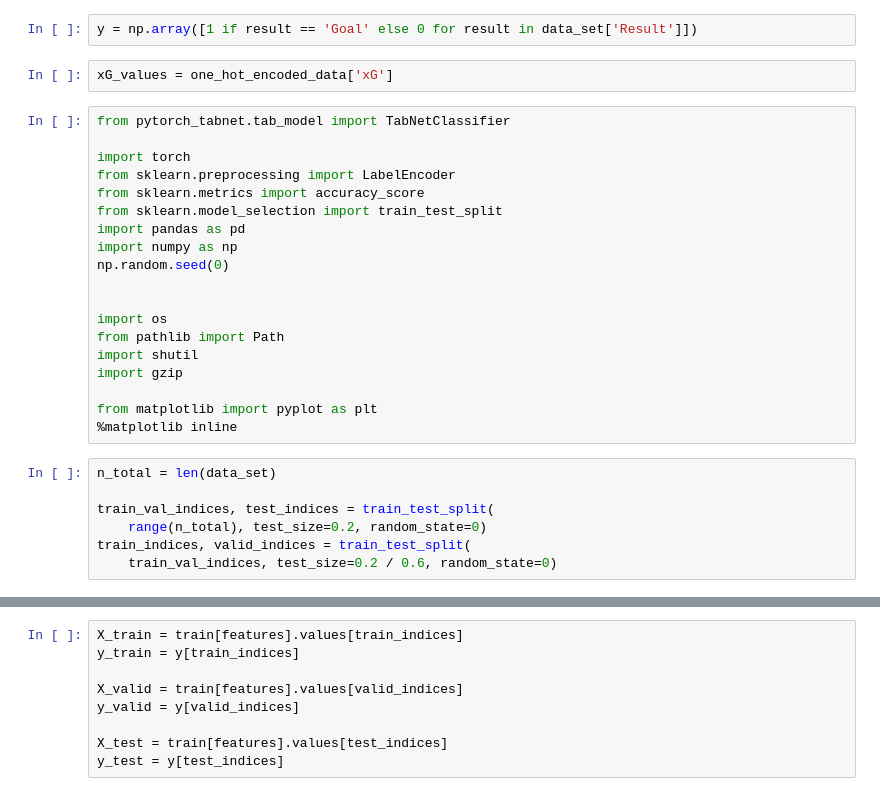
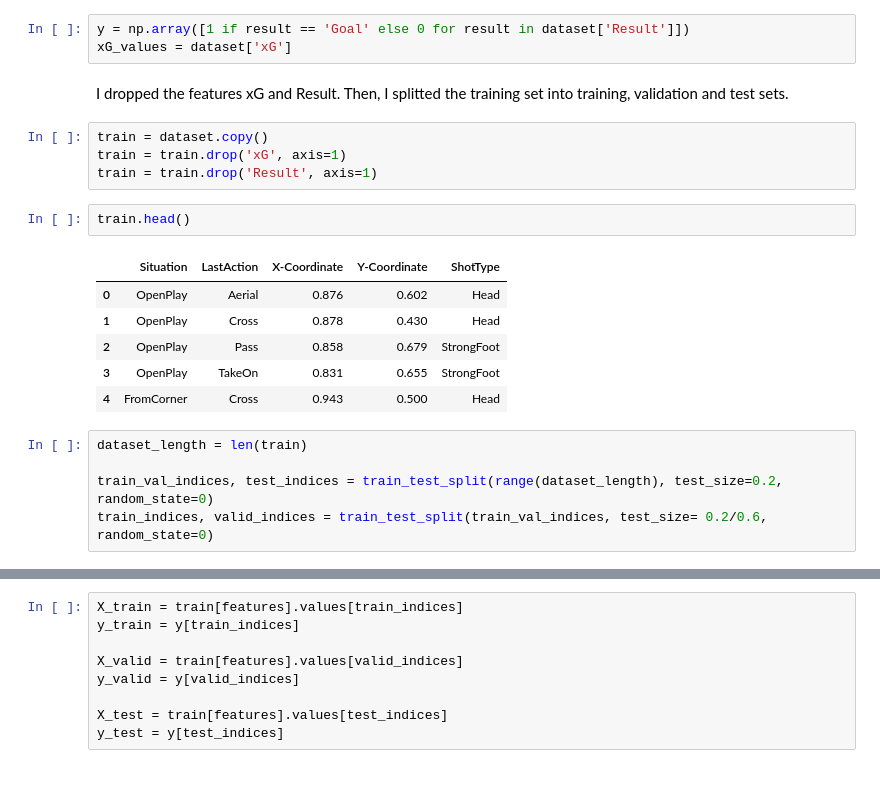
Before and after one commit to ardatiftikci/Advanced-Football-Statistics, a Jupyter notebook: xG/xG_prediction_with_TabNet.ipynb, the cells around one changed output, grey strips where cells are left out. Drawn from its saved outputs; the diff is of its cells as text.

```diff
--- a/xG/xG_prediction_with_TabNet.ipynb
+++ b/xG/xG_prediction_with_TabNet.ipynb
@@ -19,30 +80,23 @@ data_set['LastAction'].replace({"CornerAwarded":"SetPiece", "End":"SetPiece", "F
 # %%
-y = np.array([1 if result == 'Goal' else 0 for result in data_set['Result']])
+y = np.array([1 if result == 'Goal' else 0 for result in dataset['Result']])
+xG_values = dataset['xG']
-# %%
-xG_values = one_hot_encoded_data['xG']
-# %%
-from pytorch_tabnet.tab_model import TabNetClassifier
-
-import torch
-from sklearn.preprocessing import LabelEncoder
-from sklearn.metrics import accuracy_score
-from sklearn.model_selection import train_test_split
-import pandas as pd
-import numpy as np
-np.random.seed(0)
-
-
-import os
-from pathlib import Path
-import shutil
-import gzip
-
-from matplotlib import pyplot as plt
-%matplotlib inline
+# %% [markdown]
+I dropped the features xG and Result. Then, I splitted the training set into training, validation and test sets.
+# %%
+train = dataset.copy()
+train = train.drop('xG', axis=1)
+train = train.drop('Result', axis=1)
+# %%
+train.head()
+# %% [output]
+|  | Situation | LastAction | X-Coordinate | Y-Coordinate | ShotType |
+| 0 | OpenPlay | Aerial | 0.876 | 0.602 | Head |
+| 1 | OpenPlay | Cross | 0.878 | 0.430 | Head |
+| 2 | OpenPlay | Pass | 0.858 | 0.679 | StrongFoot |
+| 3 | OpenPlay | TakeOn | 0.831 | 0.655 | StrongFoot |
+| 4 | FromCorner | Cross | 0.943 | 0.500 | Head |
 # %%
-n_total = len(data_set)
+dataset_length = len(train)
 
-train_val_indices, test_indices = train_test_split(
-    range(n_total), test_size=0.2, random_state=0)
-train_indices, valid_indices = train_test_split(
-    train_val_indices, test_size=0.2 / 0.6, random_state=0)
+train_val_indices, test_indices = train_test_split(range(dataset_length), test_size=0.2, random_state=0)
+train_indices, valid_indices = train_test_split(train_val_indices, test_size= 0.2/0.6, random_state=0)
```
Also changed, not shown: parts of 55 cells of this notebook.
